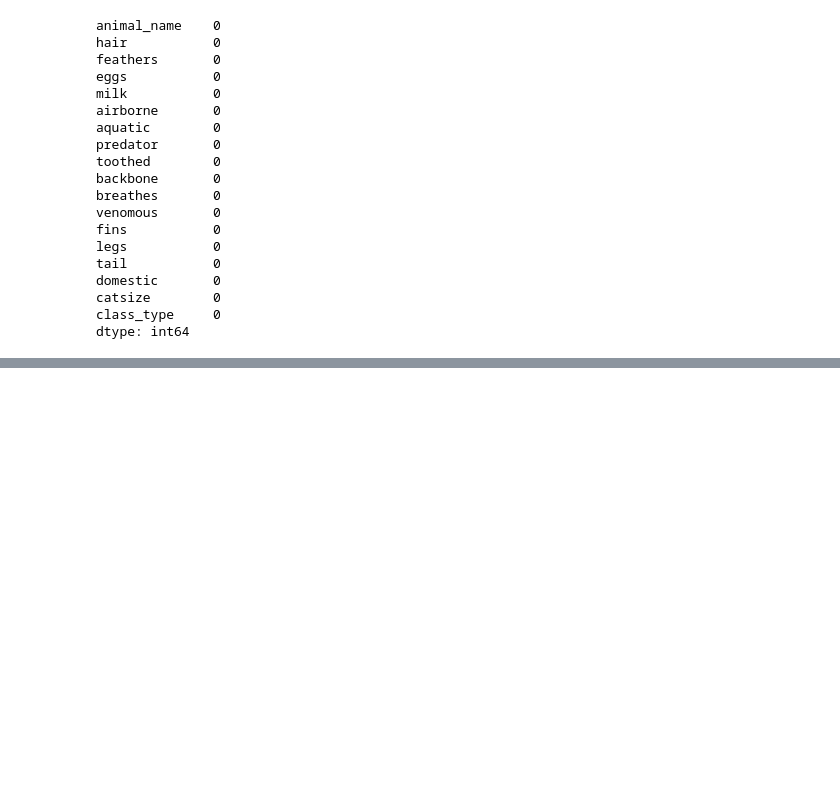
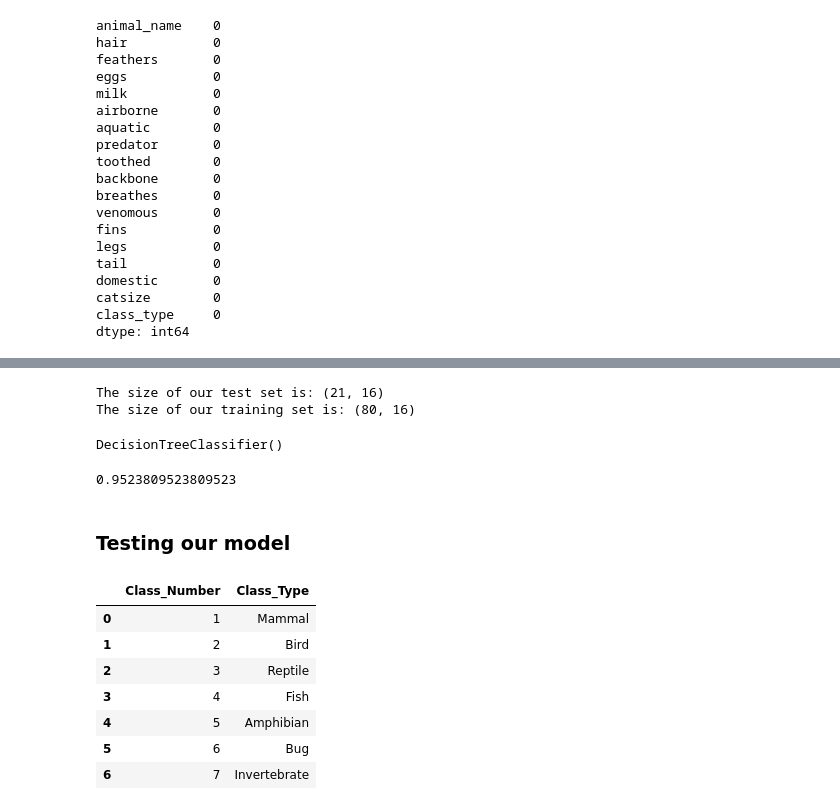
Before and after one commit to SunpreetSChahal/ML_Practice_Projs, a Jupyter notebook: (4.3-2) Zoo Animal Classification - Decision Tree Practice.ipynb, the cells around one changed output, grey strips where cells are left out. Saved outputs shown, nothing was run; the diff lists cells and outputs as text; code cells hidden in the pictures; blank space fills up the shorter version.

```diff
--- a/(4.3-2) Zoo Animal Classification - Decision Tree Practice.ipynb
+++ b/(4.3-2) Zoo Animal Classification - Decision Tree Practice.ipynb
@@ -130,0 +175,7 @@ There are: 101 unique animals.
+# %%
+# Looking at the sizes of our test/training sets
+print(f"The size of our test set is: {x_test.shape}")
+print(f"The size of our training set is: {x_train.shape}")
+# %% [output]
+The size of our test set is: (21, 16)
+The size of our training set is: (80, 16)
@@ -130,0 +185,23 @@ There are: 101 unique animals.
+# %%
+# Fitting our model with the training set
+model.fit(x_train, y_train)
+# %% [output]
+DecisionTreeClassifier()
+# %%
+# Getting score of our model
+model.score(x_test, y_test)
+# %% [output]
+0.9523809523809523
+# %% [markdown]
+### Testing our model
+# %%
+class_ref
+# %% [output]
+|  | Class_Number | Class_Type |
+| 0 | 1 | Mammal |
+| 1 | 2 | Bird |
+| 2 | 3 | Reptile |
+| 3 | 4 | Fish |
+| 4 | 5 | Amphibian |
+| 5 | 6 | Bug |
+| 6 | 7 | Invertebrate |
```
Also changed, not shown: parts of 26 cells of this notebook.
